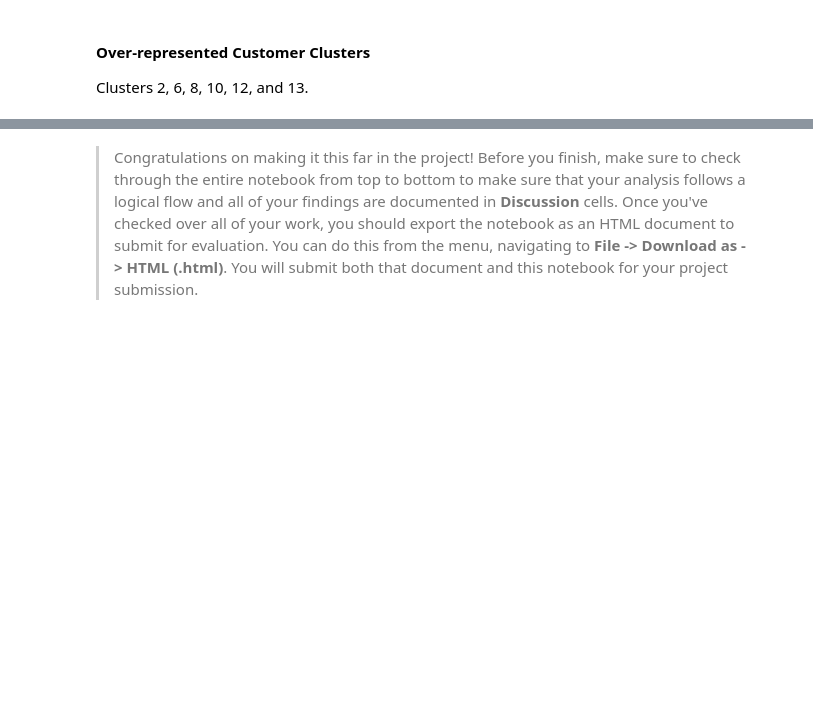
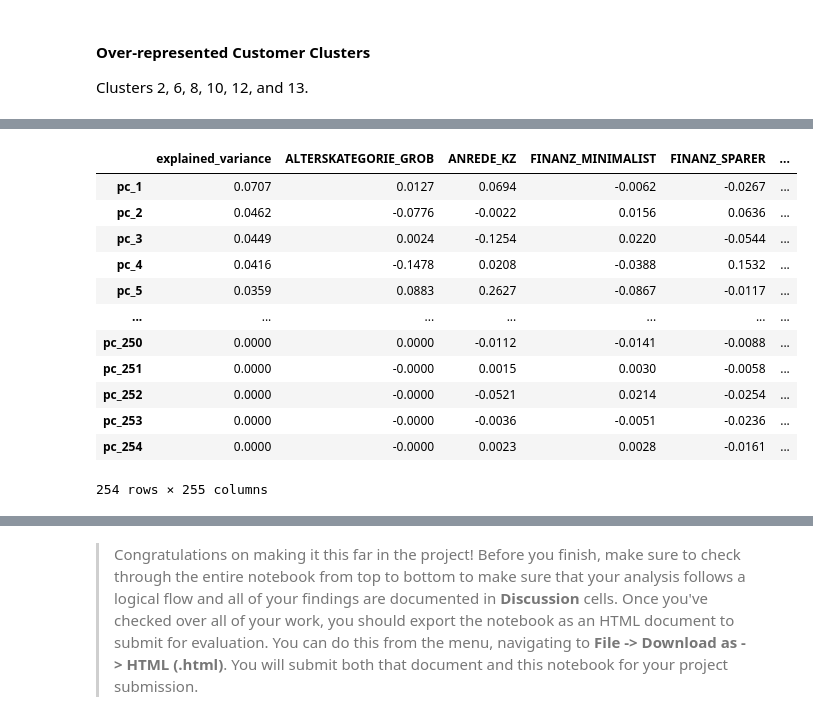
Before and after one commit to mrap/intro-to-ml-tensorflow, a Jupyter notebook: projects/p3_customer_segments/Identify_Customer_Segments.ipynb, the cells around one changed output, grey strips where cells are left out. Saved outputs shown, nothing was run; the diff lists cells and outputs as text; code cells hidden in the pictures; blank space fills up the shorter version.

```diff
--- a/projects/p3_customer_segments/Identify_Customer_Segments.ipynb
+++ b/projects/p3_customer_segments/Identify_Customer_Segments.ipynb
@@ -1210,0 +1238,18 @@ Clusters 2, 6, 8, 10, 12, and 13.
+# %%
+cluster_pca, cluster_X_pca = do_pca(cluster_scaled)
+cluster_pca_weights = pca_results(cluster_scaled, cluster_pca)
+cluster_pca_weights
+# %% [output]
+|  | explained_variance | ALTERSKATEGORIE_GROB | ANREDE_KZ | FINANZ_MINIMALIST | FINANZ_SPARER | ... |
+| pc_1 | 0.0707 | 0.0127 | 0.0694 | -0.0062 | -0.0267 | ... |
+| pc_2 | 0.0462 | -0.0776 | -0.0022 | 0.0156 | 0.0636 | ... |
+| pc_3 | 0.0449 | 0.0024 | -0.1254 | 0.0220 | -0.0544 | ... |
+| pc_4 | 0.0416 | -0.1478 | 0.0208 | -0.0388 | 0.1532 | ... |
+| pc_5 | 0.0359 | 0.0883 | 0.2627 | -0.0867 | -0.0117 | ... |
+| ... | ... | ... | ... | ... | ... | ... |
+| pc_250 | 0.0000 | 0.0000 | -0.0112 | -0.0141 | -0.0088 | ... |
+| pc_251 | 0.0000 | -0.0000 | 0.0015 | 0.0030 | -0.0058 | ... |
+| pc_252 | 0.0000 | -0.0000 | -0.0521 | 0.0214 | -0.0254 | ... |
+| pc_253 | 0.0000 | -0.0000 | -0.0036 | -0.0051 | -0.0236 | ... |
+| pc_254 | 0.0000 | -0.0000 | 0.0023 | 0.0028 | -0.0161 | ... |
+254 rows × 255 columns
```
Also changed, not shown: parts of 5 cells of this notebook.
